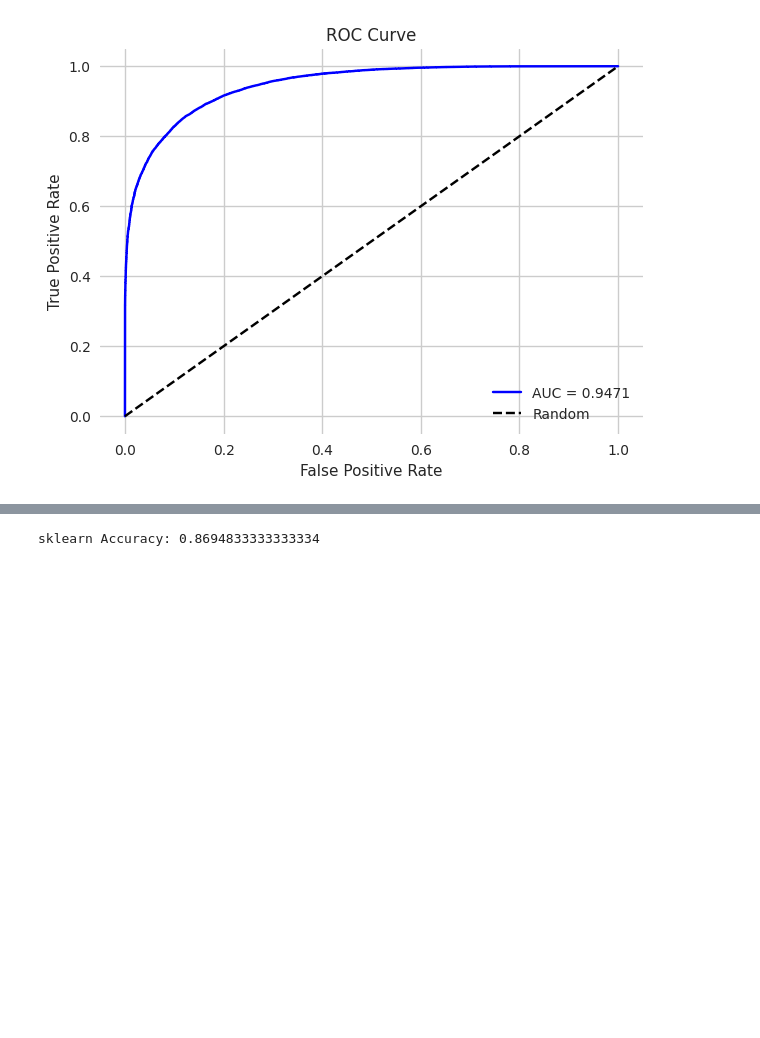
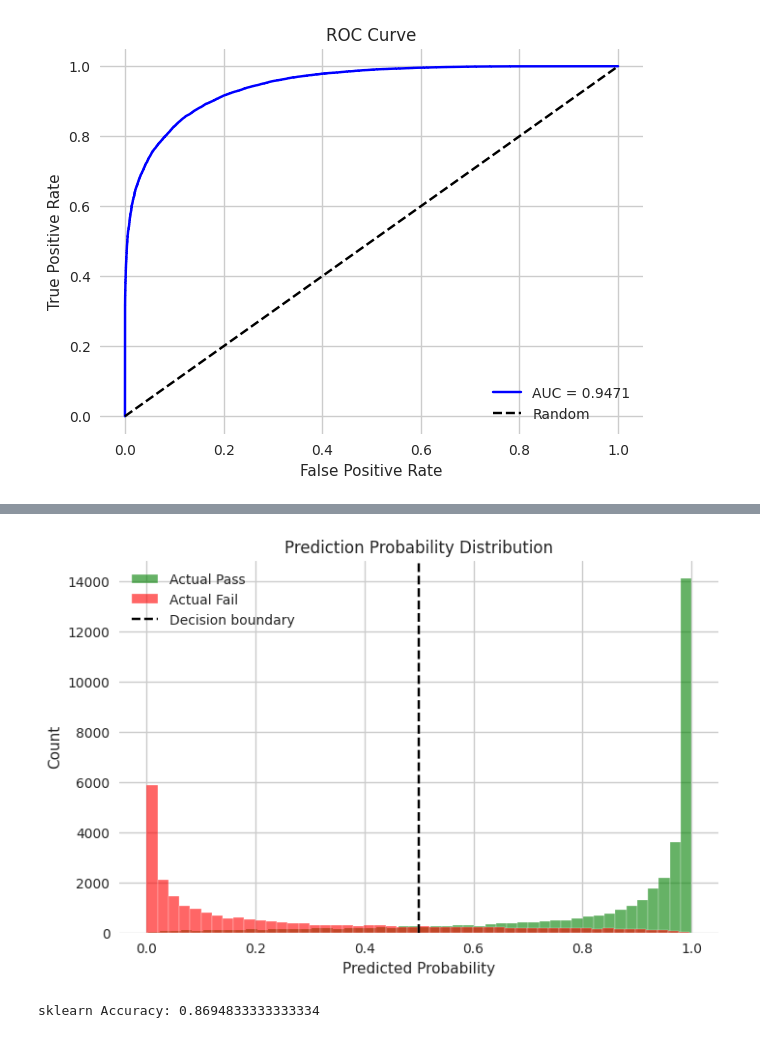
Before and after one commit to AnujaG1/Logistic-Algorithm, a Jupyter notebook: logistics_regression.ipynb, the cells around one changed output, grey strips where cells are left out. Cells and saved outputs as stored; diff of their text form; code cells hidden in the pictures; blank space fills up the shorter version.

```diff
--- a/logistics_regression.ipynb
+++ b/logistics_regression.ipynb
@@ -199,3 +211,16 @@ plt.show()
+# %%
+plt.figure(figsize=(8,5))
+plt.hist(y_prob_test[y_test==1], bins=50, alpha=0.6, color='green', label='Actual Pass')
+plt.hist(y_prob_test[y_test==0], bins=50, alpha=0.6, color='red',   label='Actual Fail')
+plt.axvline(0.5, color='black', linestyle='--', label='Decision boundary')
+plt.xlabel('Predicted Probability')
+plt.ylabel('Count')
+plt.title('Prediction Probability Distribution')
+plt.legend()
+plt.grid(True)
+plt.show()
+# %% [output]
+[figure, added]
 # %%
 #just for comparision
 from sklearn.linear_model import LogisticRegression
```
Also changed, not shown: parts of 1 cell of this notebook.
